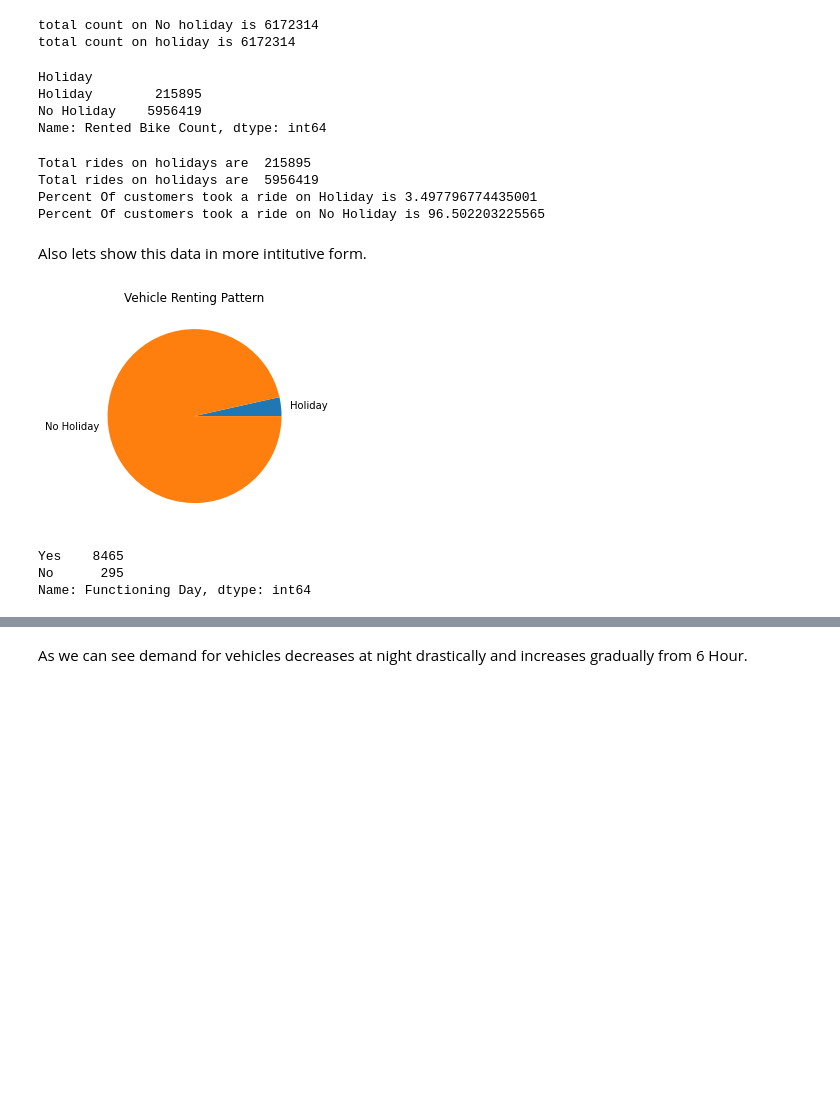
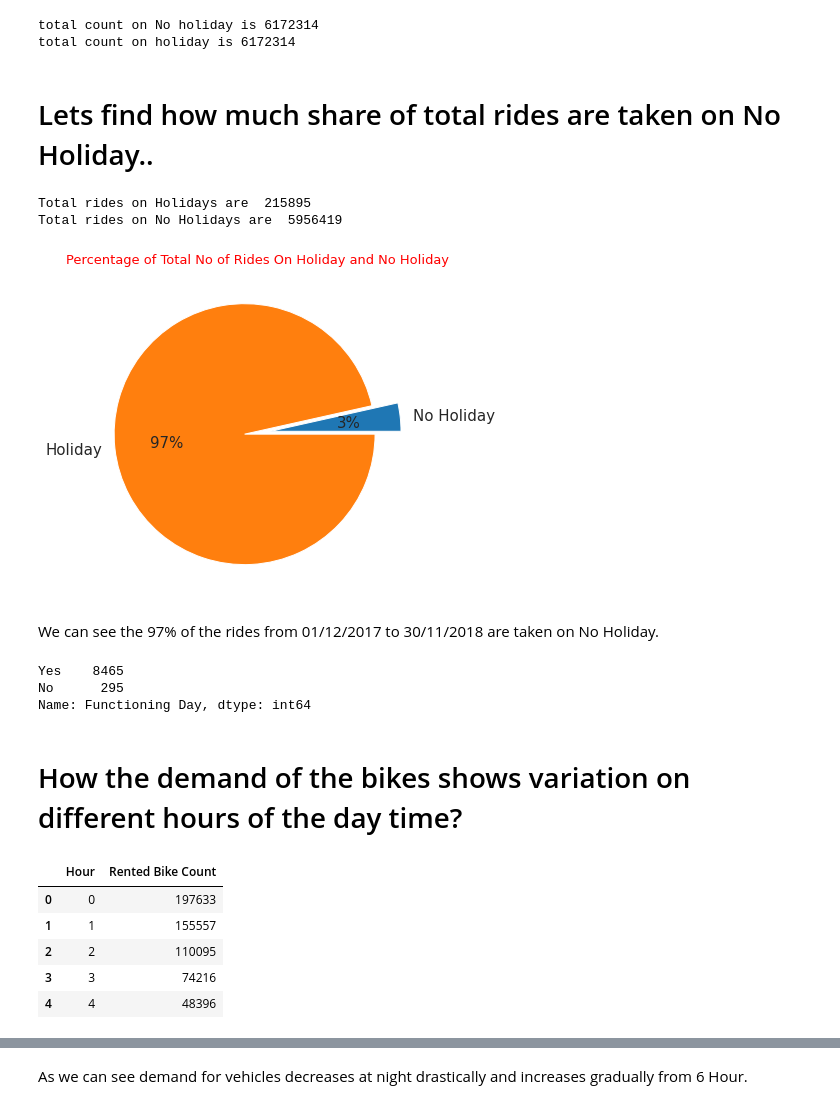
Before and after one commit to GoPlusUltra/Bike-Sharing-Prediction-Model, a Jupyter notebook: Copy_of_Bike_Sharing_Demand_Prediction_Capstone_Project.ipynb, the cells around one changed output, grey strips where cells are left out. Cells and saved outputs as stored; diff of their text form; code cells hidden in the pictures; blank space fills up the shorter version.

```diff
--- a/Copy_of_Bike_Sharing_Demand_Prediction_Capstone_Project.ipynb
+++ b/Copy_of_Bike_Sharing_Demand_Prediction_Capstone_Project.ipynb
@@ -150,36 +172,41 @@ print('total count on holiday is',total_count_on_holiday)
 # %% [output]
 total count on No holiday is 6172314
 total count on holiday is 6172314
+# %% [markdown]
+# Lets find how much share of total rides are taken on No Holiday..
+# %%
+total_count_on_daytype=df.groupby(['Holiday'])['Rented Bike Count'].sum()
+print('Total rides on Holidays are ',total_count_on_daytype['Holiday'])
+print('Total rides on No Holidays are ',total_count_on_daytype['No Holiday'])
+# %% [output]
+Total rides on Holidays are  215895
+Total rides on No Holidays are  5956419
+# %%
+plt.figure(figsize=(6,6))
+explode=(.1,.1)
+labels="No Holiday","Holiday"
+plt.pie(total_count_on_daytype, autopct='%.0f%%',explode=explode,labels=labels)
+plt.title('Percentage of Total No of Rides On Holiday and No Holiday',color='r', fontsize=13)
+plt.rcParams.update({'font.size': 15})
+# %% [output]
+[figure, added]
+# %% [markdown]
+We can see the 97% of the rides from  01/12/2017 to 30/11/2018 are taken on No Holiday.
+# %%
+df['Functioning Day'].value_counts() #junk
+# %% [output]
+Yes    8465
+No      295
+Name: Functioning Day, dtype: int64
+# %% [markdown]
+# How the demand of the bikes shows variation on different hours of the day time?
 # %%
-total_count_on_daytype=df.groupby(['Holiday'])['Rented Bike Count'].sum()
-total_count_on_daytype
+hourly_analysis = df.groupby(['Hour'])['Rented Bike Count'].sum().reset_index()
+hourly_analysis.head()
 # %% [output]
-Holiday
-Holiday        215895
-No Holiday    5956419
-Name: Rented Bike Count, dtype: int64
+|  | Hour | Rented Bike Count |
+| 0 | 0 | 197633 |
+| 1 | 1 | 155557 |
+| 2 | 2 | 110095 |
+| 3 | 3 | 74216 |
+| 4 | 4 | 48396 |
-# %%
-print('Total rides on holidays are ',total_count_on_daytype['Holiday'])
-print('Total rides on holidays are ',total_count_on_daytype['No Holiday'])
-print('Percent Of customers took a ride on Holiday is',(total_count_on_daytype['Holiday']/df['Rented Bike Count'].sum()*100))
-print('Percent Of customers took a ride on No Holiday is',(total_count_on_daytype['No Holiday']/df['Rented Bike Count'].sum()*100))
-# %% [output]
-Total rides on holidays are  215895
-Total rides on holidays are  5956419
-Percent Of customers took a ride on Holiday is 3.497796774435001
-Percent Of customers took a ride on No Holiday is 96.502203225565
-# %% [markdown]
-Also lets show this data in more intitutive form.
-# %%
-plt.pie(total_count_on_daytype,labels=total_count_on_daytype.index)
-plt.title('Vehicle Renting Pattern')
-
-plt.show()
-# %% [output]
-[figure, removed]
-# %%
-df['Functioning Day'].value_counts()
-# %% [output]
-Yes    8465
-No      295
-Name: Functioning Day, dtype: int64
```
Also changed, not shown: parts of 40 cells of this notebook.
